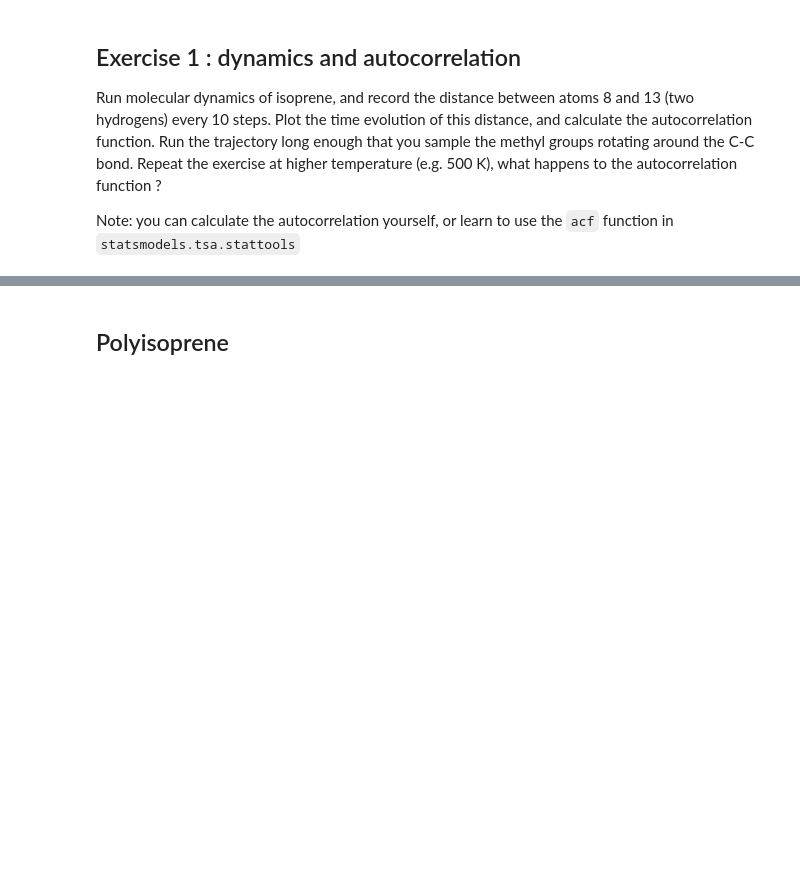
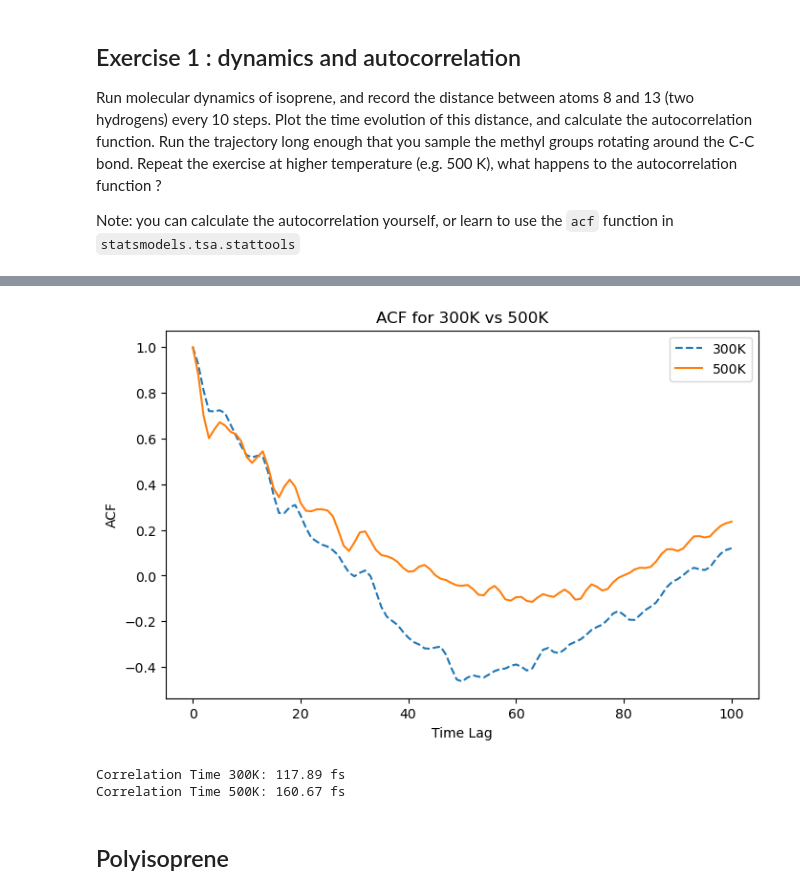
Before and after one commit to macaswalker/MatsAndMols_projects, a Jupyter notebook: polyisoprene.ipynb, the cells around one changed output, grey strips where cells are left out. Drawn from its saved outputs; the diff is of its cells as text; code cells hidden in the pictures; blank space fills up the shorter version.

```diff
--- a/polyisoprene.ipynb
+++ b/polyisoprene.ipynb
@@ -426,3 +403,33 @@ For 300K CONTINUE THIS
+# %%
+acf_300 = acf(df_300['distance'], nlags=100, fft=True)
+acf_500 = acf(df_500['distance'], nlags=100, fft=True)
+
+plt.figure(figsize=(8, 5))
+plt.plot(acf_300, label="300K", linestyle="--")
+plt.plot(acf_500, label="500K", linestyle="-")
+plt.xlabel("Time Lag")
+plt.ylabel("ACF")
+plt.title("ACF for 300K vs 500K")
+plt.legend()
+plt.show()
+# %% [output]
+[figure, added]
+# %%
+from scipy.optimize import curve_fit
+
+def exp_decay(t, tau):
+    return np.exp(-t / tau)
+
+lags = np.arange(len(acf_300)) * 10  # Convert index to time lag in fs
+
+tau_300, _ = curve_fit(exp_decay, lags[:50], acf_300[:50])  # Fit first part of the decay
+tau_500, _ = curve_fit(exp_decay, lags[:50], acf_500[:50])  # Fit first part of the decay
+
+print(f"Correlation Time 300K: {tau_300[0]:.2f} fs")
+print(f"Correlation Time 500K: {tau_500[0]:.2f} fs")
+# %% [output]
+Correlation Time 300K: 117.89 fs
+Correlation Time 500K: 160.67 fs
 # %% [markdown]
 Polyisoprene
 ---
```
Also changed, not shown: parts of 16 cells of this notebook, 1 other file.
